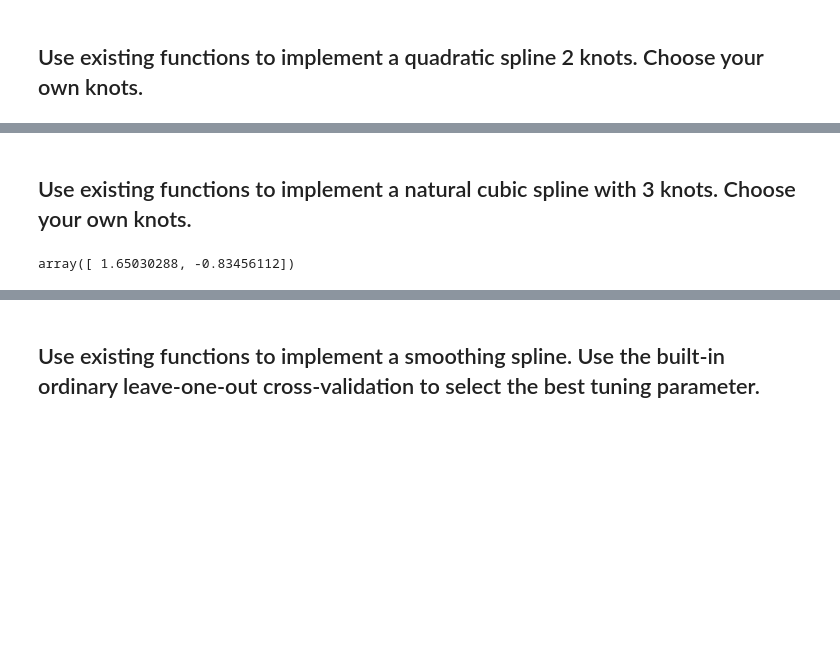
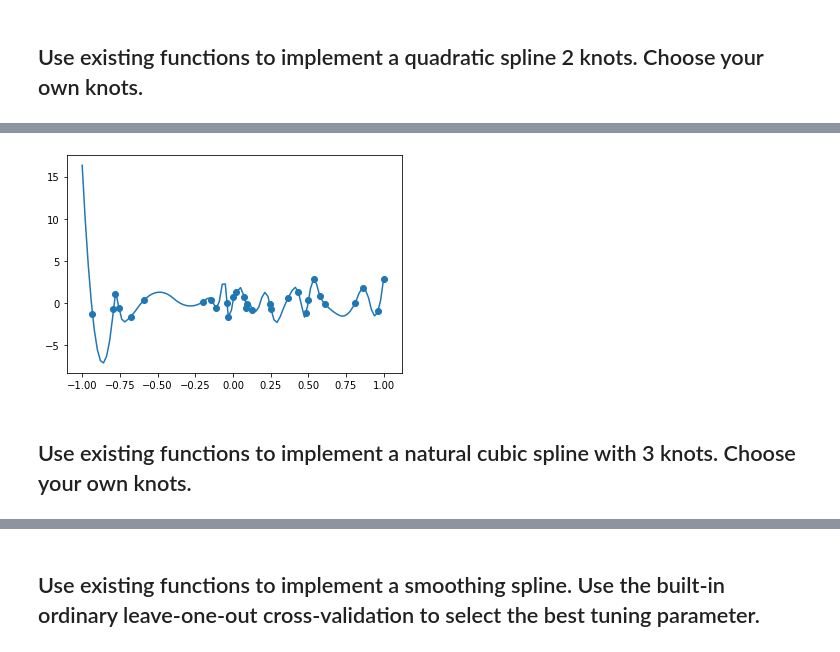
Before and after one commit to edgar971/cs598-stats, a Jupyter notebook: week-5/HW3_edgarsp2.ipynb, the cells around one changed output, grey strips where cells are left out. Drawn from its saved outputs; the diff is of its cells as text; code cells hidden in the pictures; blank space fills up the shorter version.

```diff
--- a/week-5/HW3_edgarsp2.ipynb
+++ b/week-5/HW3_edgarsp2.ipynb
@@ -76,2 +89,13 @@ lm(y ~ bs(x, degree = 2))
+# %%
+def quadratic_spline(x, y):
+    return interp1d(x, y, kind='quadratic', fill_value="extrapolate")
+# %%
+quadratic_model = quadratic_spline(x,y)
+# %%
+plt.plot(test_x, quadratic_model(test_x.reshape(-1,1)))
+plt.scatter(x,y)
+plt.show()
+# %% [output]
+[figure, added]
 # %% [markdown]
 ## Use existing functions to implement a natural cubic spline with 3 knots. Choose your own knots.
@@ -84,4 +108,2 @@ def fit_natural_cubic_spline(x, y,knots):
 # %%
-fit_natural_cubic_spline(x,y,knots=[-0.5,0.5,1]).coef_
+cubic_model = my_cubic_reg(knots=[-0.5,0.5,1])
-# %% [output]
-array([ 1.65030288, -0.83456112])
```
Also changed, not shown: parts of 76 cells of this notebook, 1 other file.
